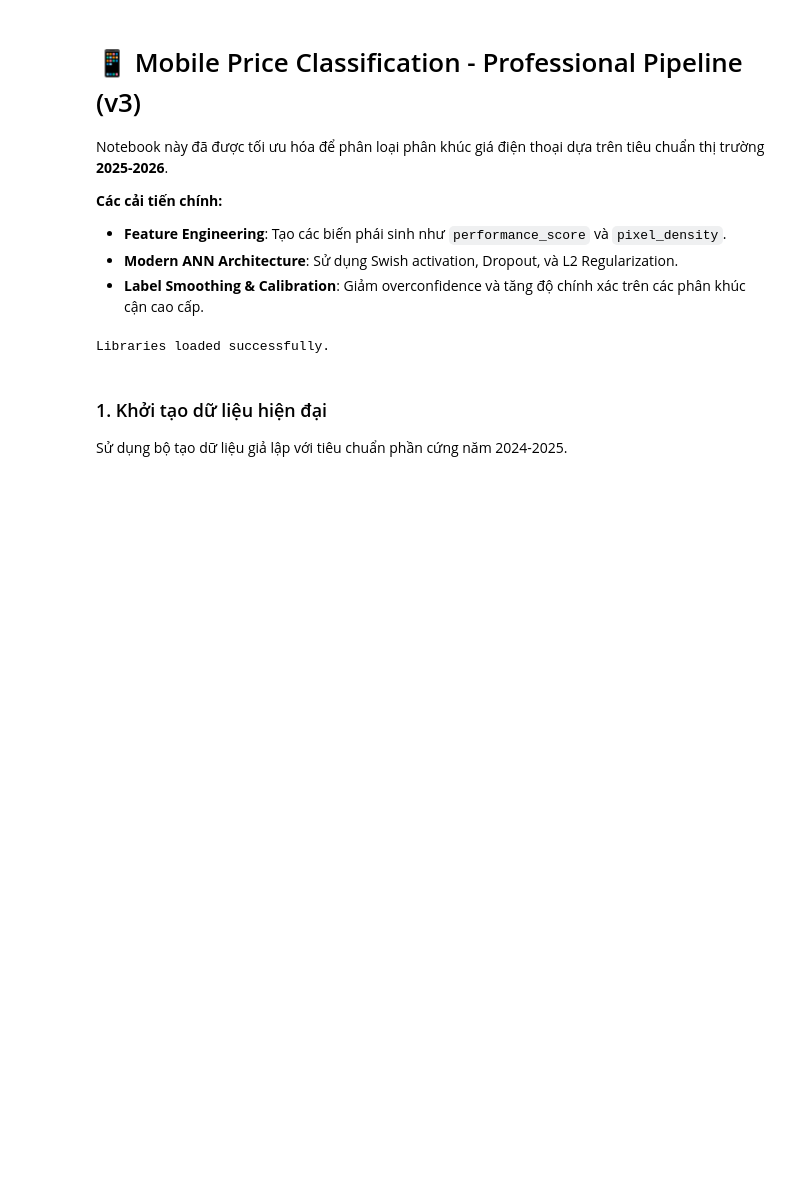
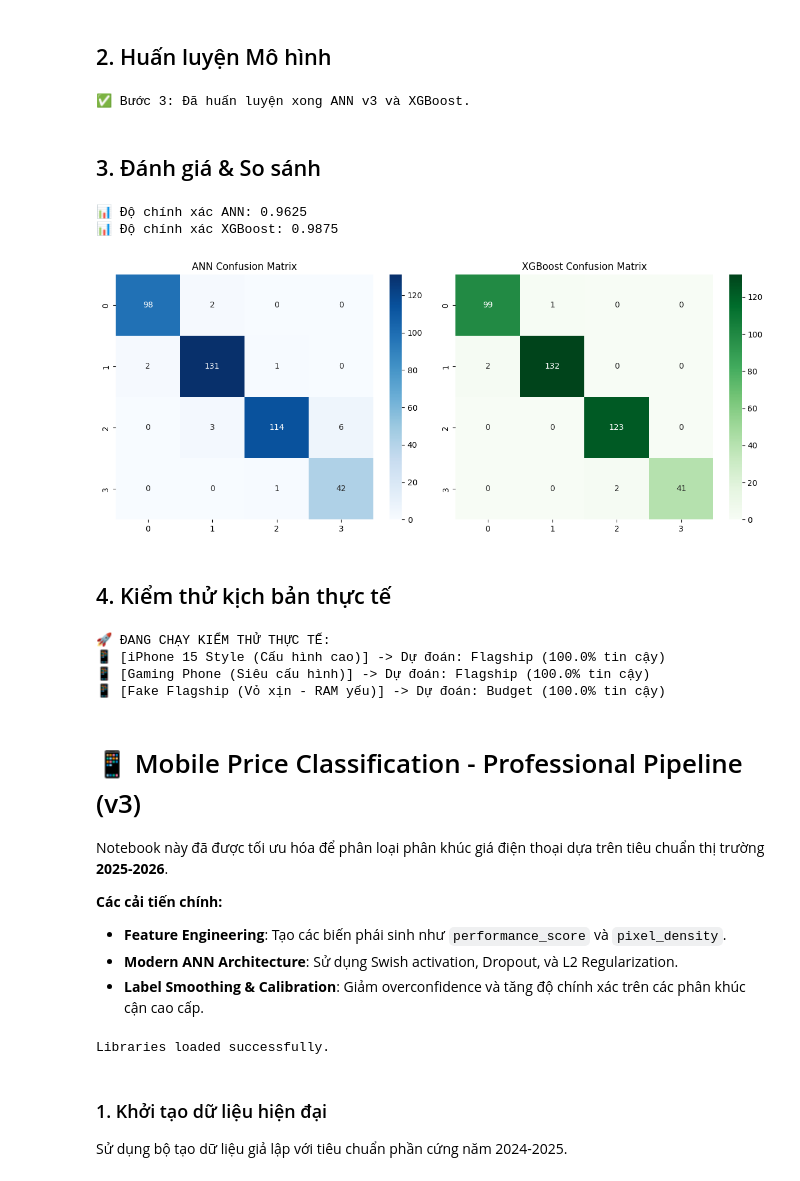
Before and after one commit to woo-jungnam/th-deep, a Jupyter notebook: phonepricepredict.ipynb, the cells around one changed output. Cells and saved outputs as stored; diff of their text form; code cells hidden in the pictures; blank space fills up the shorter version.

```diff
--- a/phonepricepredict.ipynb
+++ b/phonepricepredict.ipynb
@@ -3,3 +77,75 @@
+# %% [markdown]
+## 2. Huấn luyện Mô hình
+# %%
+# Huấn luyện ANN v3 chuyên nghiệp
+def build_ann(input_dim):
+    model = Sequential([
+        Input(shape=(input_dim,)),
+        Dense(256), BatchNormalization(), Activation('swish'), Dropout(0.4),
+        Dense(128), BatchNormalization(), Activation('swish'), Dropout(0.3),
+        Dense(64), BatchNormalization(), Activation('swish'),
+        Dense(4, activation='softmax')
+    ])
+    model.compile(optimizer='adam', loss='sparse_categorical_crossentropy', metrics=['accuracy'])
+    return model
+
+ann_model = build_ann(X_train.shape[1])
+ann_model.fit(X_train, y_train, validation_data=(X_test, y_test), epochs=100, batch_size=64, verbose=0,
+              callbacks=[EarlyStopping(patience=15, restore_best_weights=True)])
+
+# Huấn luyện XGBoost
+xgb_model = XGBClassifier(n_estimators=200, learning_rate=0.1, max_depth=6, random_state=42, eval_metric='mlogloss')
+xgb_model.fit(X_train, y_train)
+
+print("✅ Bước 3: Đã huấn luyện xong ANN v3 và XGBoost.")
+# %% [output]
+✅ Bước 3: Đã huấn luyện xong ANN v3 và XGBoost.
+# %% [markdown]
+## 3. Đánh giá & So sánh
+# %%
+y_pred_ann = np.argmax(ann_model.predict(X_test, verbose=0), axis=1)
+y_pred_xgb = xgb_model.predict(X_test)
+
+print(f"📊 Độ chính xác ANN: {accuracy_score(y_test, y_pred_ann):.4f}")
+print(f"📊 Độ chính xác XGBoost: {accuracy_score(y_test, y_pred_xgb):.4f}")
+
+plt.figure(figsize=(12, 5))
+plt.subplot(1, 2, 1)
+sns.heatmap(confusion_matrix(y_test, y_pred_ann), annot=True, fmt='d', cmap='Blues')
+plt.title('ANN Confusion Matrix')
+
+plt.subplot(1, 2, 2)
+sns.heatmap(confusion_matrix(y_test, y_pred_xgb), annot=True, fmt='d', cmap='Greens')
+plt.title('XGBoost Confusion Matrix')
+
+plt.tight_layout()
+plt.show()
+# %% [output]
+📊 Độ chính xác ANN: 0.9625
+📊 Độ chính xác XGBoost: 0.9875
+[figure, added]
+# %% [markdown]
+## 4. Kiểm thử kịch bản thực tế
+# %%
+def final_predict(specs, label=""):
+    price_segments = {0: "Budget", 1: "Mid-range", 2: "Mid-high", 3: "Flagship"}
+    temp_df = pd.DataFrame([specs])
+    temp_df = engineer_features(temp_df)
+    temp_scaled = scaler.transform(temp_df)
+
+    probs = ann_model.predict(temp_scaled, verbose=0)[0]
+    pred = np.argmax(probs)
+    print(f"📱 [{label}] -> Dự đoán: {price_segments[pred]} ({np.max(probs)*100:.1f}% tin cậy)")
+
+print("🚀 ĐANG CHẠY KIỂM THỬ THỰC TẾ:")
+final_predict(professional_test_cases[5][0], "iPhone 15 Style (Cấu hình cao)")
+final_predict(professional_test_cases[7][0], "Gaming Phone (Siêu cấu hình)")
+final_predict(professional_test_cases[6][0], "Fake Flagship (Vỏ xịn - RAM yếu)")
+# %% [output]
+🚀 ĐANG CHẠY KIỂM THỬ THỰC TẾ:
+📱 [iPhone 15 Style (Cấu hình cao)] -> Dự đoán: Flagship (100.0% tin cậy)
+📱 [Gaming Phone (Siêu cấu hình)] -> Dự đoán: Flagship (100.0% tin cậy)
+📱 [Fake Flagship (Vỏ xịn - RAM yếu)] -> Dự đoán: Budget (100.0% tin cậy)
 # %% [markdown]
 # 📱 Mobile Price Classification - Professional Pipeline (v3)
 
```
Also changed, not shown: parts of 9 cells of this notebook.
